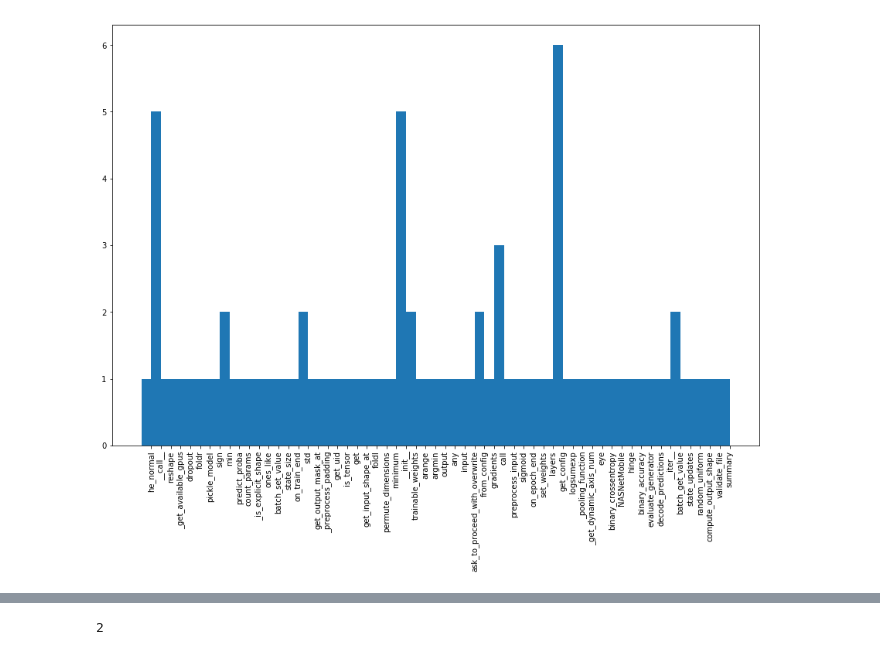
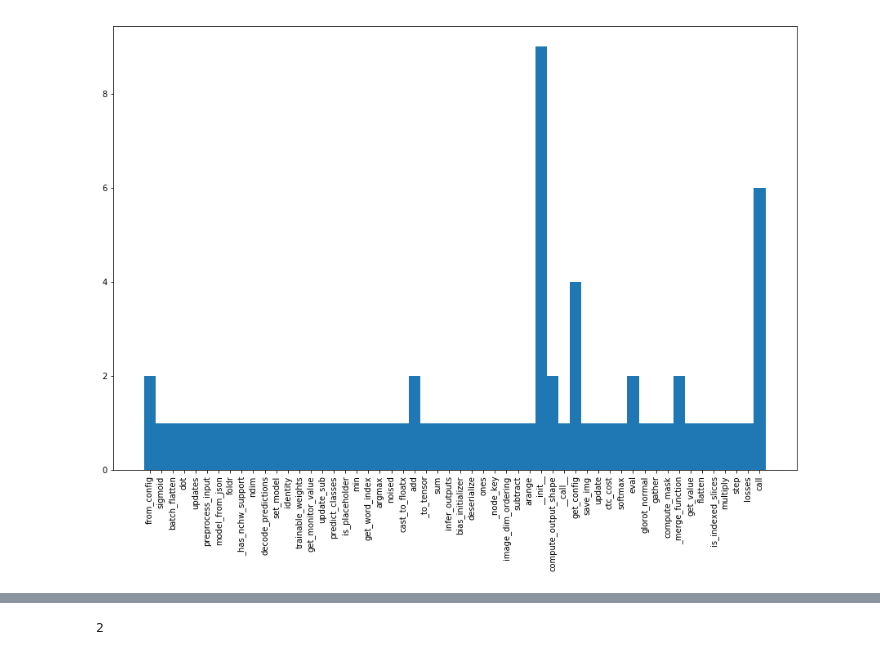
Before and after one commit to dtsbourg/BiFocalE, a Jupyter notebook: notebook/Inspect Predictions - Method Naming.ipynb, the cells around one changed output, grey strips where cells are left out. Cells and saved outputs as stored; diff of their text form; code cells hidden in the pictures.

```diff
--- a/notebook/Inspect Predictions - Method Naming.ipynb
+++ b/notebook/Inspect Predictions - Method Naming.ipynb
@@ -33,4 +33,4 @@ results_df.shape
 # %%
-vocab_label_df = pd.read_csv(path+'label_vocab.csv', header=None)
+vocab_label_df = pd.read_csv(path+'sparse_fname2_vocab-label.txt', header=None)
 vocab_label_df.shape
 # %% [output]
@@ -38,9 +38,10 @@ vocab_label_df.shape
 # %%
 n=10
-preds = []
+preds = []; probs = []
 for idx, row in results_df.iterrows():
     top_n = list(np.argsort(-row)[:n])
     preds.append(top_n[:n])
+    probs.append(row[top_n[:n]])
 # %%
 preds
 # %% [output]
@@ -64,4 +85,4 @@ preds
 # %%
-label_keras_df = pd.read_csv(path+'keras_cls_split_magret_label_val.txt', header=None)
+label_keras_df = pd.read_csv(path+'sparse_fname2_split_magret_label_val.txt', header=None)
 label_keras_df.shape
 # %% [output]
@@ -82,7 +103,7 @@ labels= []; labels_str =[]
 label_dfs = [label_keras_df]
 for label_df in label_dfs:
     for idx, row in label_df.iterrows():
-        labels.append(vocab_label_df.index[vocab_label_df[0]==row[0]][0])
+        labels.append(vocab_label_df.index[vocab_label_df[0]==str(row[0])][0])
         labels_str.append(row[0])
 # %%
 labels_str
@@ -107,17 +128,17 @@ labels_str
 # %%
 c = Counter(labels_str)
 
 plt.figure(figsize=(15,10))
 labels, values = zip(*c.items())
 
 indexes = np.arange(len(labels))
 width = 1
 
 plt.bar(indexes, values, width)
-plt.xticks(indexes + width * 0.5, labels, rotation=90)
+plt.xticks(indexes, labels, rotation=90)
 plt.show()
 # %% [output]
-[figure, old version]
+[figure, new version]
 # %%
 vocab_label_df.loc[0][0]
 # %% [output]
```
Also changed, not shown: parts of 27 cells of this notebook, 6 other files.
